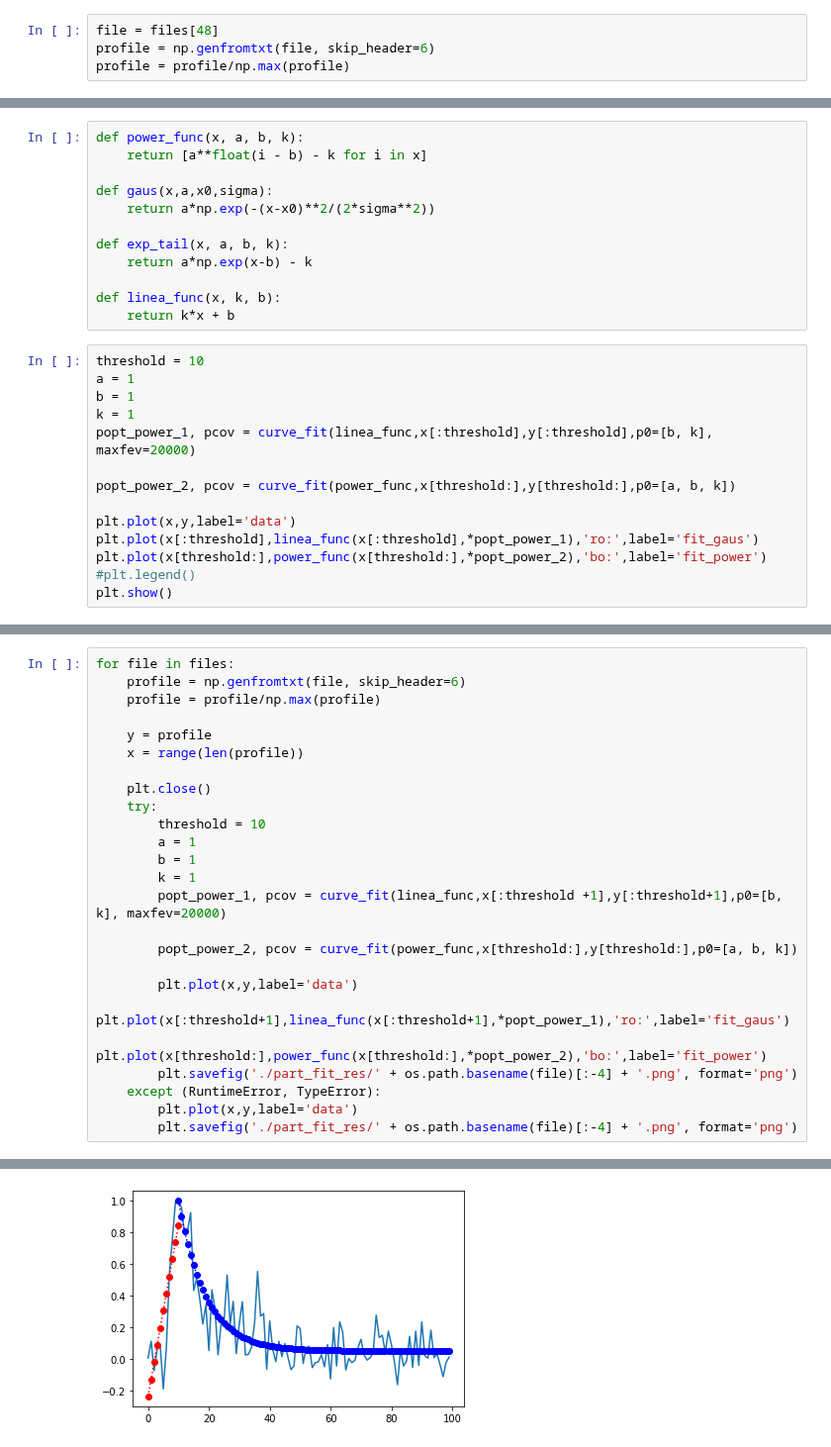
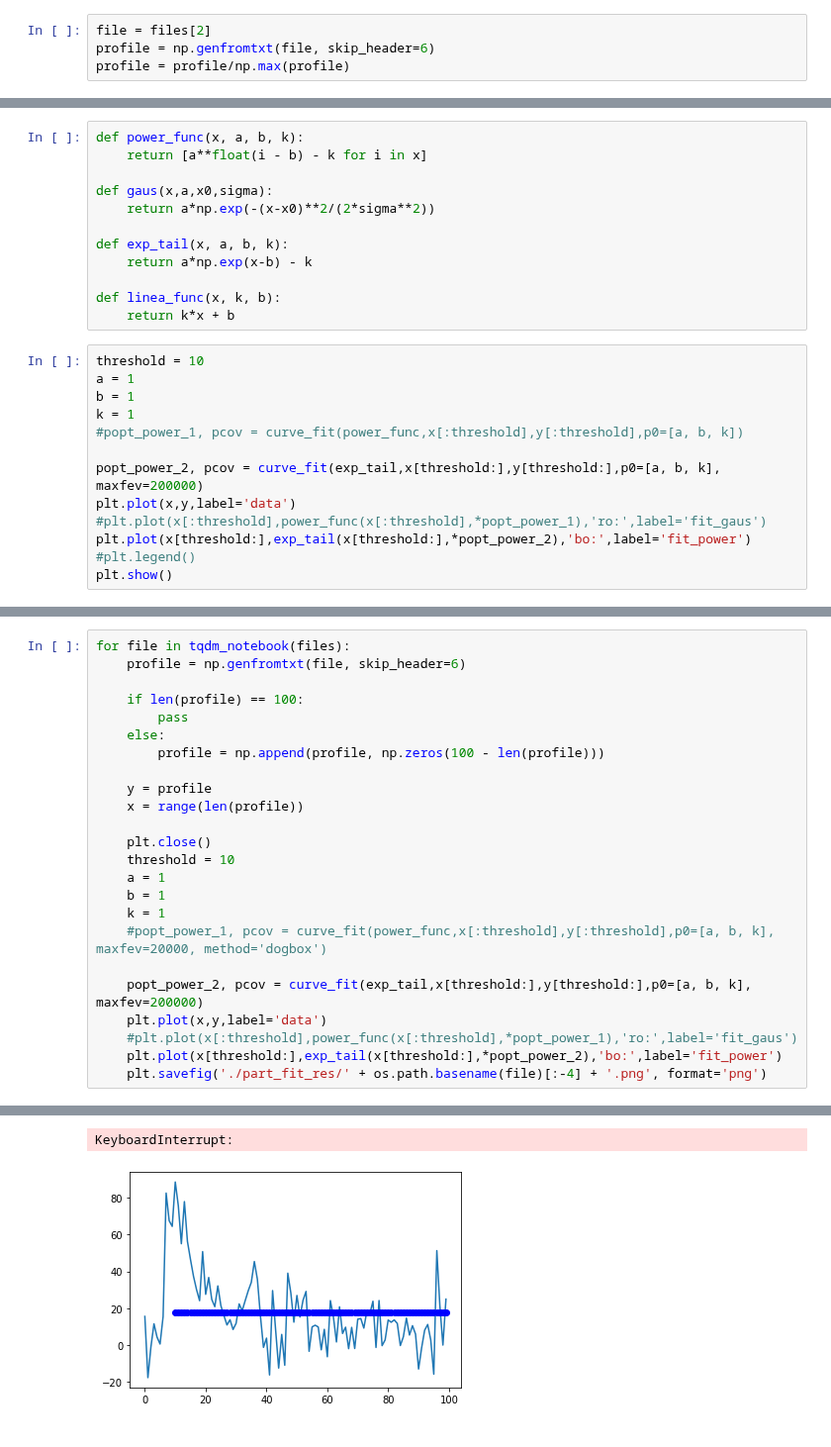
Before and after one commit to KazAndr/SWTraject, a Jupyter notebook: part_fit_pulse.ipynb, the cells around one changed output, grey strips where cells are left out. Shown at 99% size. Drawn from its saved outputs; the diff is of its cells as text.

```diff
--- a/part_fit_pulse.ipynb
+++ b/part_fit_pulse.ipynb
@@ -11,7 +13,7 @@ import matplotlib.pyplot as plt
 pulsar_name = '0531+21'
 files = sorted(glob.glob('results_by_08.05.2019/gp_plot_txt/*' + pulsar_name + '*.csv'))
 # %%
-file = files[48]
+file = files[2]
 profile = np.genfromtxt(file, skip_header=6)
 profile = profile/np.max(profile)
 # %%
@@ -40,13 +42,12 @@ threshold = 10
 a = 1
 b = 1
 k = 1
-popt_power_1, pcov = curve_fit(linea_func,x[:threshold],y[:threshold],p0=[b, k], maxfev=20000)
+#popt_power_1, pcov = curve_fit(power_func,x[:threshold],y[:threshold],p0=[a, b, k])
 
-popt_power_2, pcov = curve_fit(power_func,x[threshold:],y[threshold:],p0=[a, b, k])
-
+popt_power_2, pcov = curve_fit(exp_tail,x[threshold:],y[threshold:],p0=[a, b, k], maxfev=200000)
 plt.plot(x,y,label='data')
-plt.plot(x[:threshold],linea_func(x[:threshold],*popt_power_1),'ro:',label='fit_gaus')
-plt.plot(x[threshold:],power_func(x[threshold:],*popt_power_2),'bo:',label='fit_power')
+#plt.plot(x[:threshold],power_func(x[:threshold],*popt_power_1),'ro:',label='fit_gaus')
+plt.plot(x[threshold:],exp_tail(x[threshold:],*popt_power_2),'bo:',label='fit_power')
 #plt.legend()
 plt.show()
 # %% [output]
@@ -58,26 +59,25 @@ array([ 3.96189818e-10,  9.99999985e+00, -6.05844091e-12])
 # %%
-for file in files:
+for file in tqdm_notebook(files):
     profile = np.genfromtxt(file, skip_header=6)
-    profile = profile/np.max(profile)
+
+    if len(profile) == 100:
+        pass
+    else:
+        profile = np.append(profile, np.zeros(100 - len(profile)))
 
     y = profile
     x = range(len(profile))
 
     plt.close()
-    try:
-        threshold = 10
-        a = 1
-        b = 1
-        k = 1
-        popt_power_1, pcov = curve_fit(linea_func,x[:threshold +1],y[:threshold+1],p0=[b, k], maxfev=20000)
+    threshold = 10
+    a = 1
+    b = 1
+    k = 1
+    #popt_power_1, pcov = curve_fit(power_func,x[:threshold],y[:threshold],p0=[a, b, k], maxfev=20000, method='dogbox')
 
-        popt_power_2, pcov = curve_fit(power_func,x[threshold:],y[threshold:],p0=[a, b, k])
-
-        plt.plot(x,y,label='data')
-        plt.plot(x[:threshold+1],linea_func(x[:threshold+1],*popt_power_1),'ro:',label='fit_gaus')
-        plt.plot(x[threshold:],power_func(x[threshold:],*popt_power_2),'bo:',label='fit_power')
-        plt.savefig('./part_fit_res/' + os.path.basename(file)[:-4] + '.png', format='png')
-    except (RuntimeError, TypeError):
-        plt.plot(x,y,label='data')
-        plt.savefig('./part_fit_res/' + os.path.basename(file)[:-4] + '.png', format='png')
+    popt_power_2, pcov = curve_fit(exp_tail,x[threshold:],y[threshold:],p0=[a, b, k], maxfev=200000)
+    plt.plot(x,y,label='data')
+    #plt.plot(x[:threshold],power_func(x[:threshold],*popt_power_1),'ro:',label='fit_gaus')
+    plt.plot(x[threshold:],exp_tail(x[threshold:],*popt_power_2),'bo:',label='fit_power')
+    plt.savefig('./part_fit_res/' + os.path.basename(file)[:-4] + '.png', format='png')
 # %% [output]
@@ -84 +85,2 @@ for file in files:
+KeyboardInterrupt:
-[figure, old version]
+[figure, new version]
```
Also changed, not shown: parts of 7 cells of this notebook, 1 other file.
